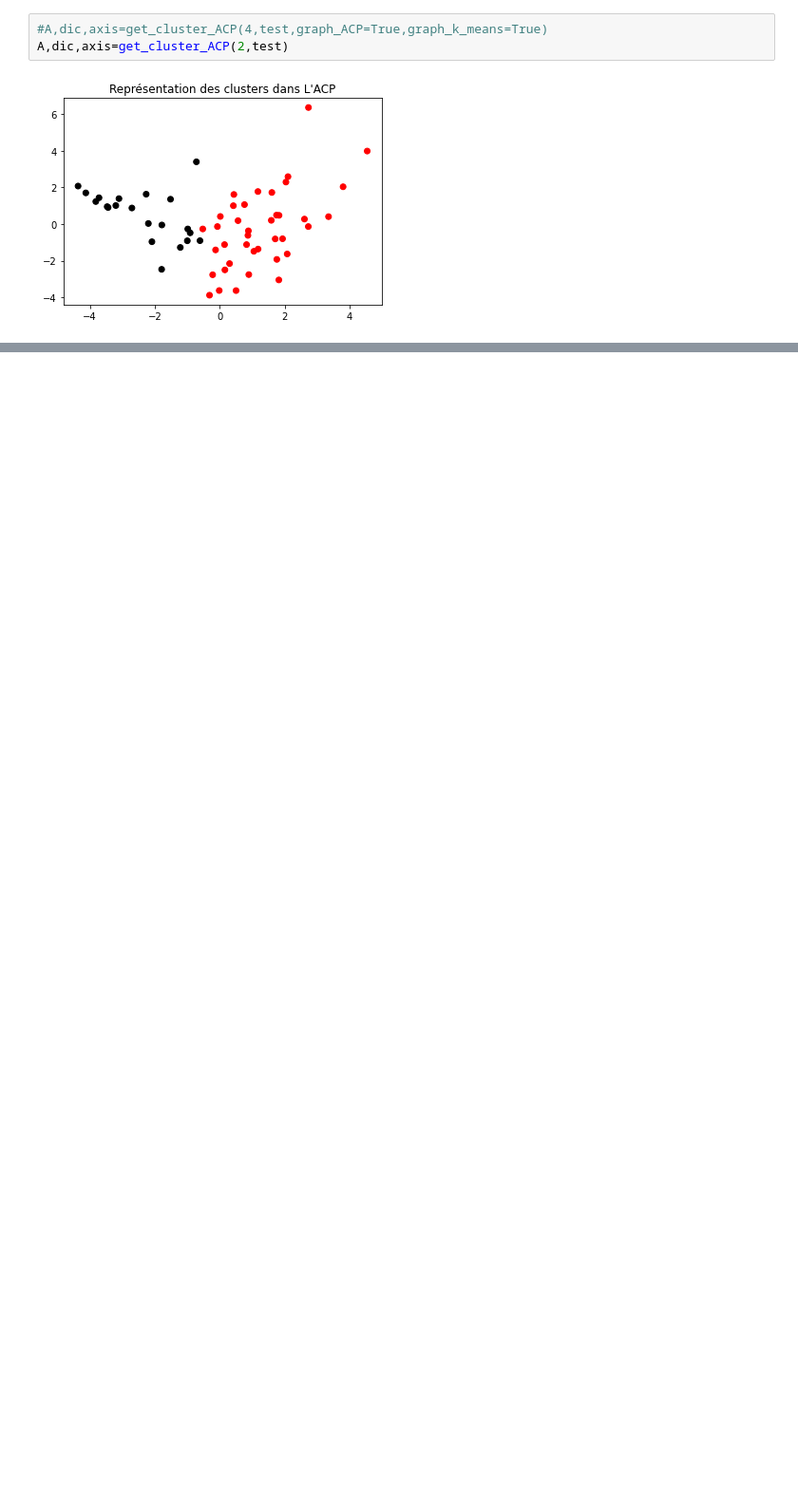
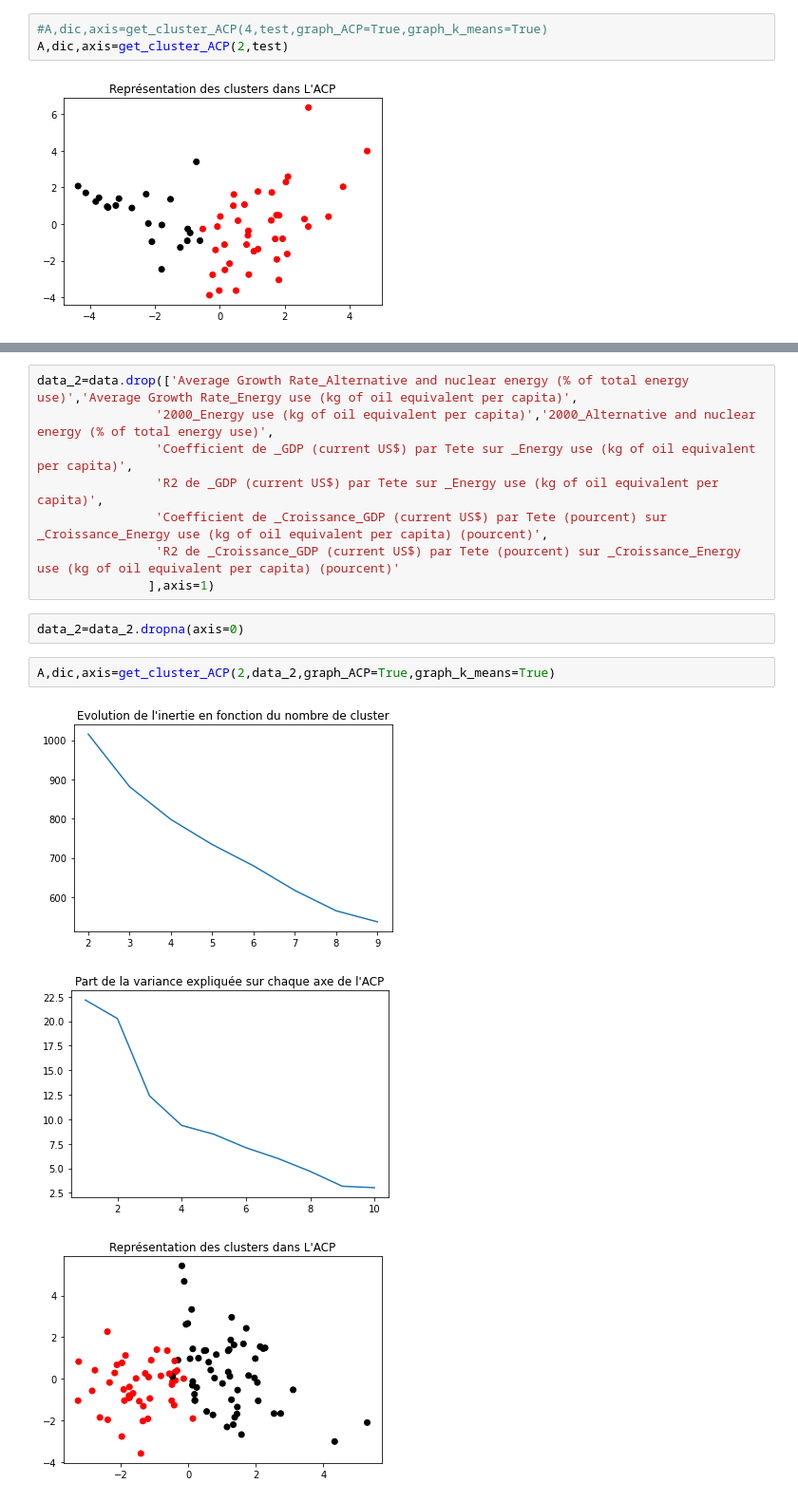
Before and after one commit to Adrien-Mcode/Python-data-science-Lecalve-Majka, a Jupyter notebook: k_means.ipynb, the cells around one changed output, grey strips where cells are left out. Shown at 95% size. Saved outputs shown, nothing was run; the diff lists cells and outputs as text; blank space fills up the shorter version.

```diff
--- a/k_means.ipynb
+++ b/k_means.ipynb
@@ -258,0 +268,16 @@ A,dic,axis=get_cluster_ACP(2,test)
+# %%
+data_2=data.drop(['Average Growth Rate_Alternative and nuclear energy (% of total energy use)','Average Growth Rate_Energy use (kg of oil equivalent per capita)',
+                '2000_Energy use (kg of oil equivalent per capita)','2000_Alternative and nuclear energy (% of total energy use)',
+                'Coefficient de _GDP (current US$) par Tete sur _Energy use (kg of oil equivalent per capita)',
+                'R2 de _GDP (current US$) par Tete sur _Energy use (kg of oil equivalent per capita)',
+                'Coefficient de _Croissance_GDP (current US$) par Tete (pourcent) sur _Croissance_Energy use (kg of oil equivalent per capita) (pourcent)',
+                'R2 de _Croissance_GDP (current US$) par Tete (pourcent) sur _Croissance_Energy use (kg of oil equivalent per capita) (pourcent)'
+               ],axis=1)
+# %%
+data_2=data_2.dropna(axis=0)
+# %%
+A,dic,axis=get_cluster_ACP(2,data_2,graph_ACP=True,graph_k_means=True)
+# %% [output]
+[figure, added]
+[figure, added]
+[figure, added]
```
Also changed, not shown: parts of 16 cells of this notebook.
